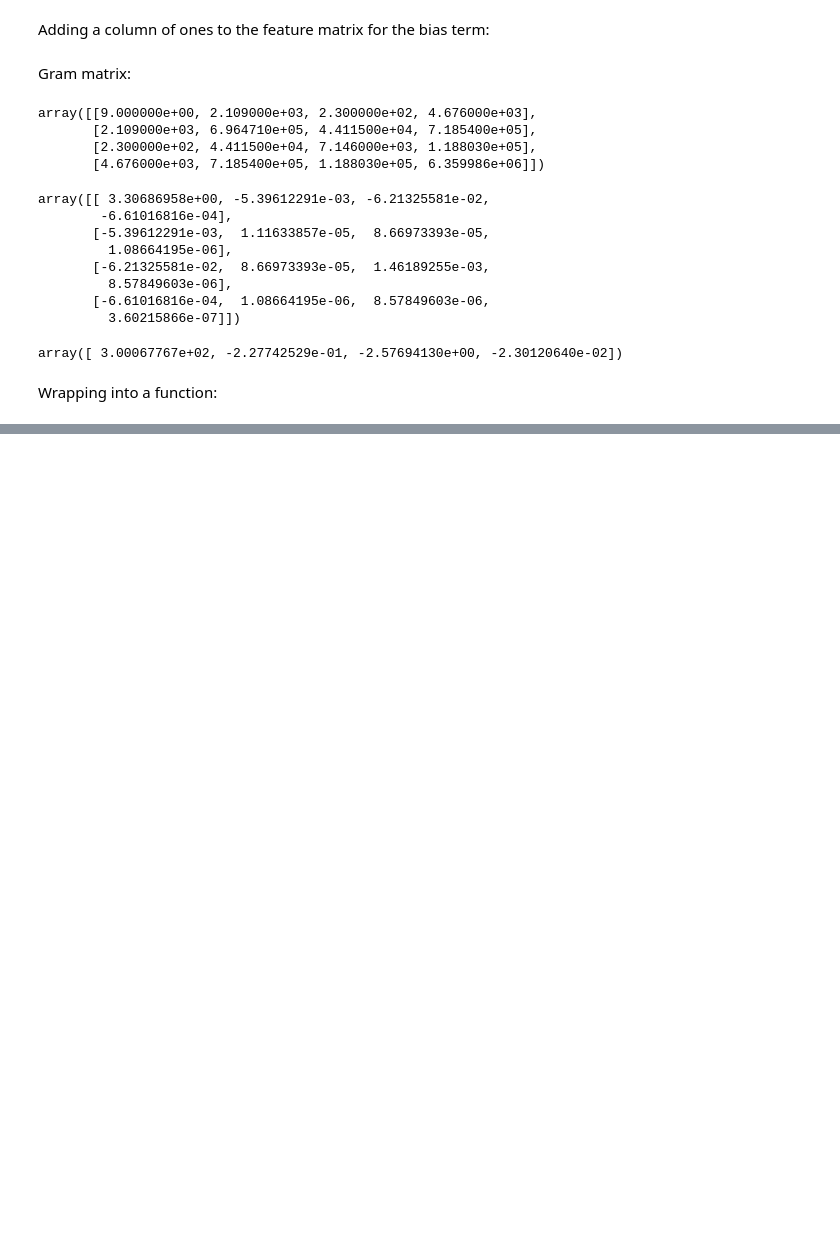
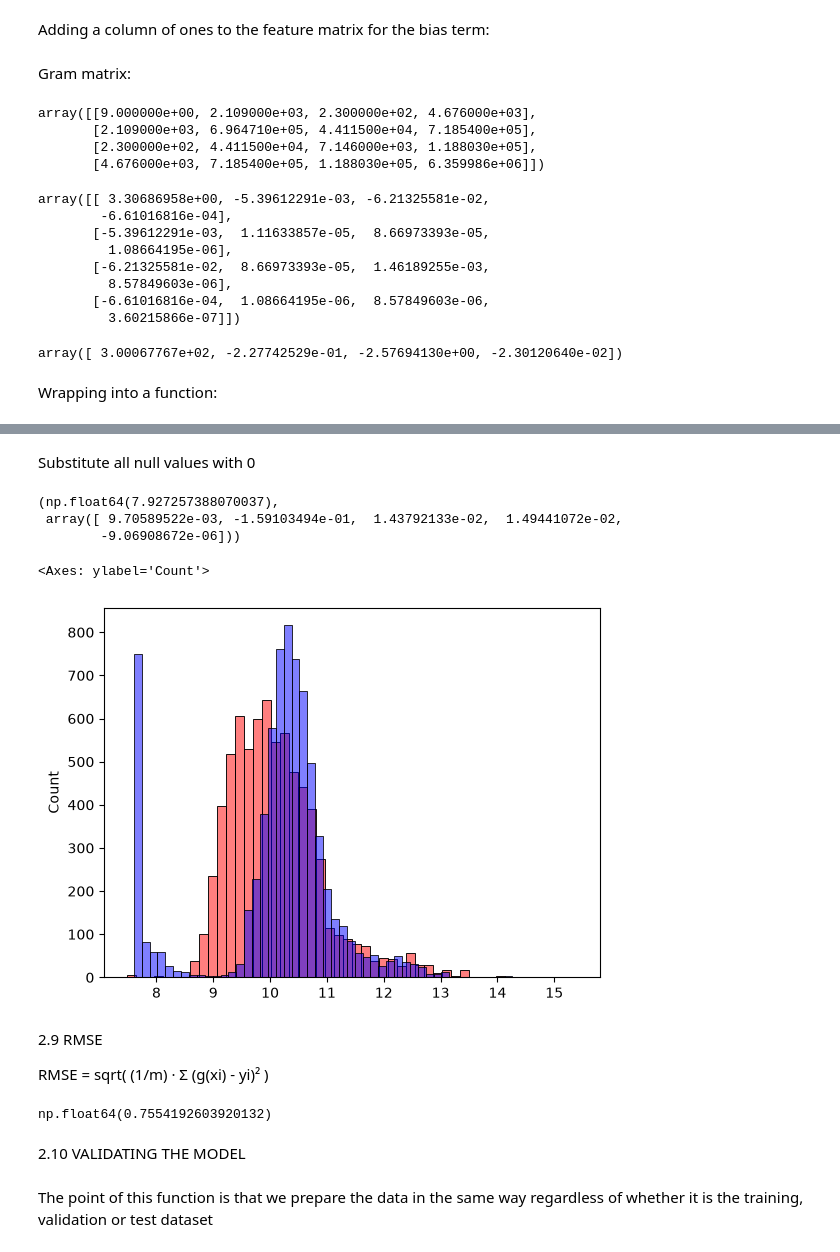
Before and after one commit to VictorCarvalho112/machine-learning-zoomcamp, a Jupyter notebook: 02-Regression/Regression.ipynb, the cells around one changed output, grey strips where cells are left out. Drawn from its saved outputs; the diff is of its cells as text; code cells hidden in the pictures; blank space fills up the shorter version.

Commit message:
baseline model, rmse, validation

```diff
--- a/02-Regression/Regression.ipynb
+++ b/02-Regression/Regression.ipynb
@@ -401,0 +413,2 @@ array([ 3.00067767e+02, -2.27742529e-01, -2.57694130e+00, -2.30120640e-02])
+# %%
+base = ['engine_hp','engine_cylinders','highway_mpg','city_mpg','popularity']
@@ -401,0 +430,23 @@ array([ 3.00067767e+02, -2.27742529e-01, -2.57694130e+00, -2.30120640e-02])
+# %% [markdown]
+Substitute all null values with 0
+# %%
+X_train = df_train[base].fillna(0)
+# %%
+w0, w = train_linear_regression(X_train, y_train)
+w0,w
+# %% [output]
+(np.float64(7.927257388070037),
+ array([ 9.70589522e-03, -1.59103494e-01,  1.43792133e-02,  1.49441072e-02,
+        -9.06908672e-06]))
+# %%
+y_pred = w0 + X_train.dot(w)
+# %%
+sns.histplot(y_pred, color = 'red', bins=50, alpha=0.5)
+sns.histplot(y_train, color = 'blue', bins=50, alpha=0.5)
+# %% [output]
+<Axes: ylabel='Count'>
+[figure, added]
+# %% [markdown]
+2.9 RMSE
+
+RMSE = sqrt( (1/m) · Σ (g(xi) - yi)² )
@@ -401,0 +458,8 @@ array([ 3.00067767e+02, -2.27742529e-01, -2.57694130e+00, -2.30120640e-02])
+# %%
+rmse(y_train,y_pred)
+# %% [output]
+np.float64(0.7554192603920132)
+# %% [markdown]
+2.10 VALIDATING THE MODEL
+# %% [markdown]
+The point of this function is that we prepare the data in the same way regardless of whether it is the training, validation or test dataset
```
Also changed, not shown: parts of 12 cells of this notebook.
